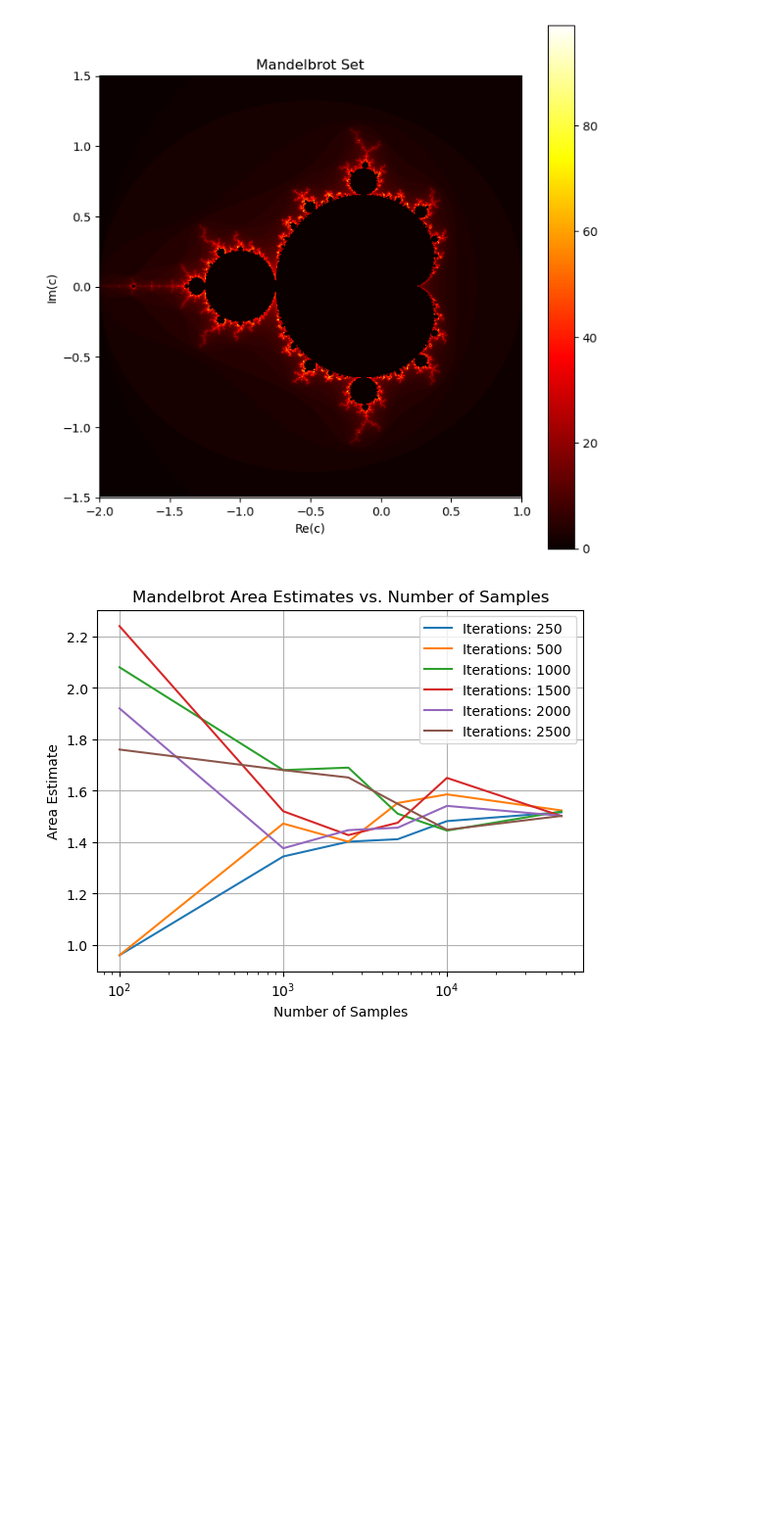
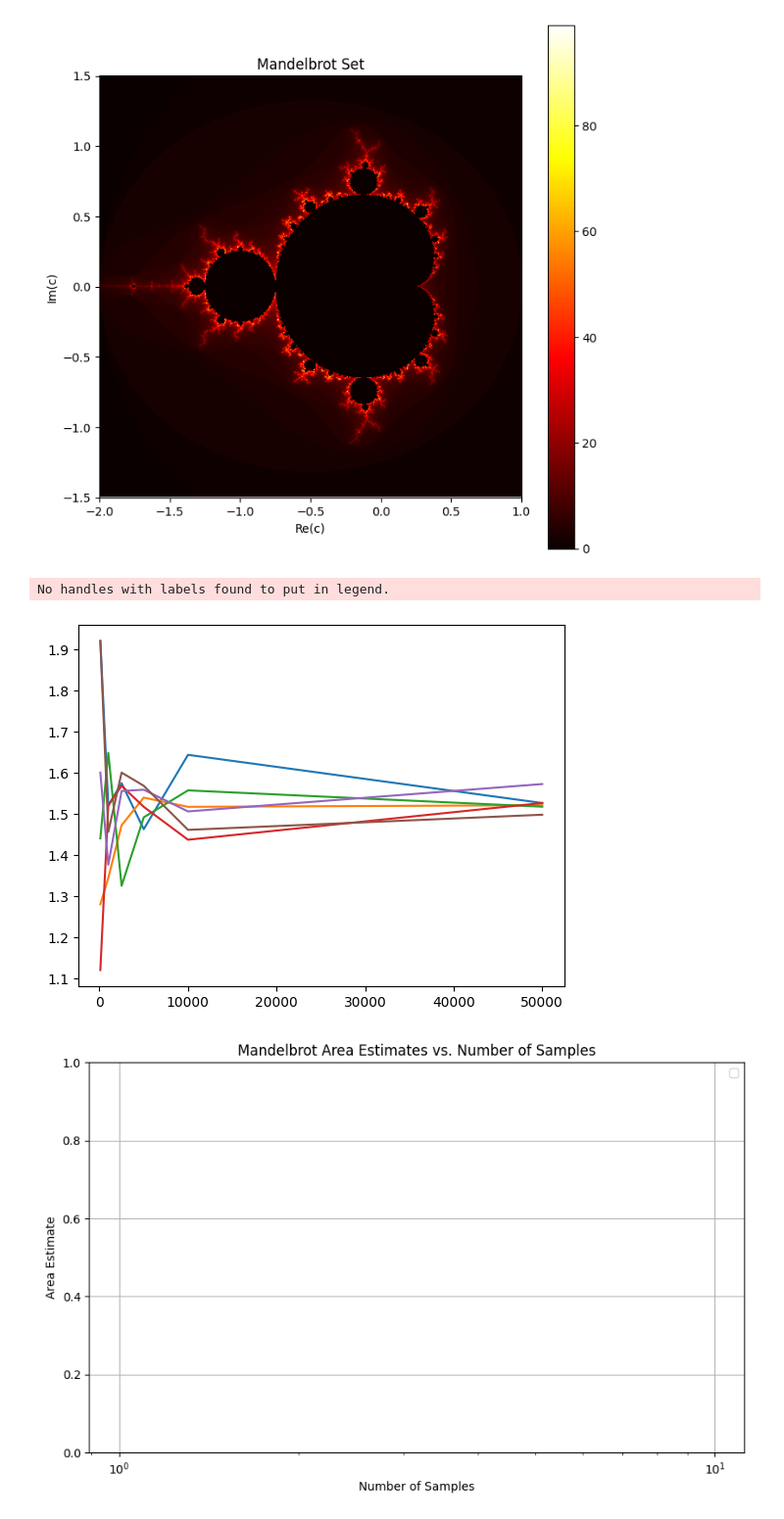
Before and after one commit to jazminli/SS-assignment1, a Jupyter notebook: q1.ipynb, the cells around one changed output. Shown at 98% size. Drawn from its saved outputs; the diff is of its cells as text; code cells hidden in the pictures; blank space fills up the shorter version.

```diff
--- a/q1.ipynb
+++ b/q1.ipynb
@@ -50,7 +49,7 @@ plt.show()
 [figure]
 # %%
 
-# Step 1: Define a function to check if a point is in the Mandelbrot set
+# To check if a point is in the Mandelbrot set
 def is_in_mandelbrot(c, max_iter):
     z = 0
     for n in range(max_iter):
@@ -59,18 +58,14 @@ def is_in_mandelbrot(c, max_iter):
             return False, n  # The sequence is unbounded
     return True, max_iter  # The sequence is presumed to be bounded
 
-# Step 2: Implement the Monte Carlo method to estimate the area of the Mandelbrot set
+# Implement the Monte Carlo method to estimate the area of the Mandelbrot set
 def monte_carlo_mandelbrot_area(iterations, samples, x_min=-2, x_max=2, y_min=-2, y_max=2):
-    # Count the points inside the Mandelbrot set
     count_inside = 0
-    # Record the iteration counts for points inside the Mandelbrot set
     iterations_to_escape = []
 
-    # Area of the sample region
     sample_area = (x_max - x_min) * (y_max - y_min)
 
     for _ in range(samples):
-        # Random point in the sample region
         x = np.random.uniform(x_min, x_max)
         y = np.random.uniform(y_min, y_max)
         c = complex(x, y)
@@ -81,52 +76,49 @@ def monte_carlo_mandelbrot_area(iterations, samples, x_min=-2, x_max=2, y_min=-2
             count_inside += 1
             iterations_to_escape.append(iter_count)
 
-    # Estimate the Mandelbrot set area
     estimated_area = count_inside / samples * sample_area
 
     return estimated_area, np.mean(iterations_to_escape), np.std(iterations_to_escape)
 
-# Given lists of iterations and samples
 iterations_list = [250, 500, 1000, 1500, 2000, 2500]
 samples_list = [100, 1000, 2500, 5000, 10000, 50000]
 
-# Step 3: Analyze the convergence by running the estimation for different combinations of iterations and samples
-# We will store results in a nested dictionary format {iterations: {samples: result}}
+# Analyze the convergence by running the estimation for different combinations of iterations and samples
 results = {}
 
 for iterations in iterations_list:
     results[iterations] = {}
     for samples in samples_list:
         area_estimate, mean_iterations, std_iterations = monte_carlo_mandelbrot_area(iterations, samples)
         results[iterations][samples] = {
             'area_estimate': area_estimate,
             'mean_iterations': mean_iterations,
             'std_iterations': std_iterations
         }
 
-results  # This will output a summary of results for now. We will need to format it for better readability.
-import matplotlib.pyplot as plt
+results
 
-# We will create a plot for each number of iterations
 for iterations in iterations_list:
     sample_sizes = []
     area_estimates = []
     for samples in samples_list:
         sample_sizes.append(samples)
         area_estimates.append(results[iterations][samples]['area_estimate'])
 
     plt.plot(sample_sizes, area_estimates, label=f'Iterations: {iterations}')
 
-# Add plot title and labels
+plt.figure(figsize=(10, 6))
 plt.title('Mandelbrot Area Estimates vs. Number of Samples')
 plt.xlabel('Number of Samples')
 plt.ylabel('Area Estimate')
 plt.legend()
 plt.xscale('log')  # Use logarithmic scale for better visibility
 plt.grid(True)
 plt.show()
 # %% [output]
+No handles with labels found to put in legend.
-[figure, old version]
+[figure, new version]
+[figure, added]
 # %%
 def mandelbrot(c, max_iter):
     z = 0
```
Also changed, not shown: parts of 9 cells of this notebook.
